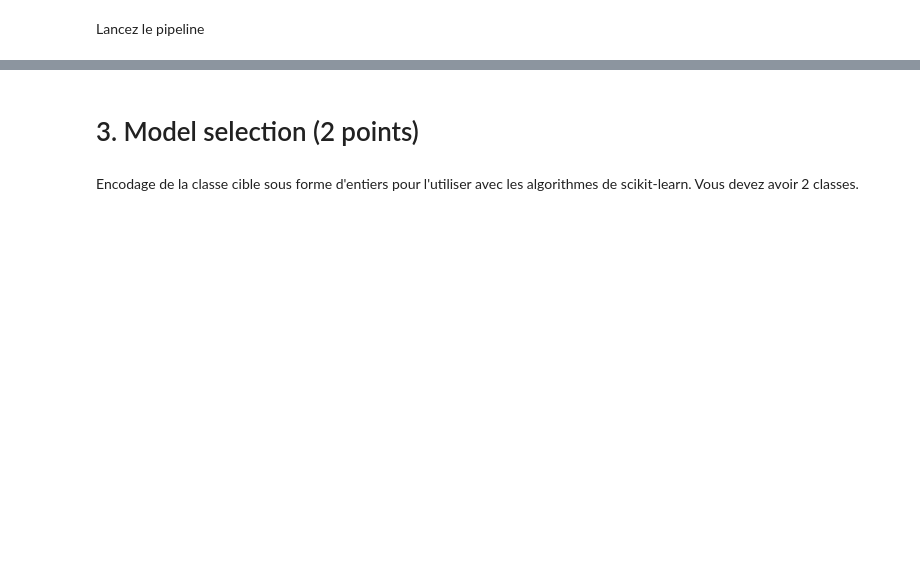
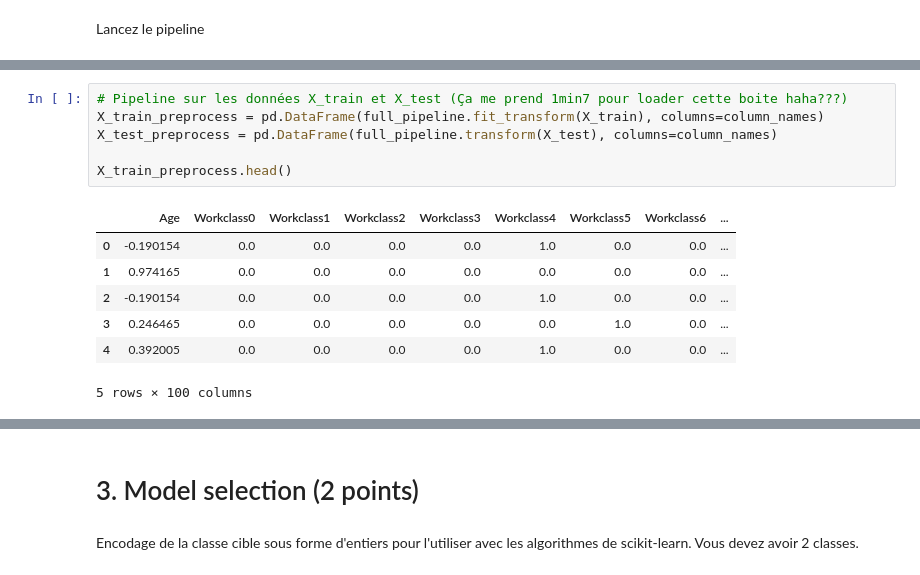
Before and after one commit to FinestStone/INF8215, a Jupyter notebook: TP3/TP3_INF8215.ipynb, the cells around one changed output, grey strips where cells are left out. Cells and saved outputs as stored; diff of their text form; blank space fills up the shorter version.

```diff
--- a/TP3/TP3_INF8215.ipynb
+++ b/TP3/TP3_INF8215.ipynb
@@ -771,0 +832,14 @@ Lancez le pipeline
+# %%
+# Pipeline sur les données X_train et X_test (Ça me prend 1min7 pour loader cette boite haha???)
+X_train_preprocess = pd.DataFrame(full_pipeline.fit_transform(X_train), columns=column_names)
+X_test_preprocess = pd.DataFrame(full_pipeline.transform(X_test), columns=column_names)
+
+X_train_preprocess.head()
+# %% [output]
+|  | Age | Workclass0 | Workclass1 | Workclass2 | Workclass3 | Workclass4 | Workclass5 | Workclass6 | ... |
+| 0 | -0.190154 | 0.0 | 0.0 | 0.0 | 0.0 | 1.0 | 0.0 | 0.0 | ... |
+| 1 | 0.974165 | 0.0 | 0.0 | 0.0 | 0.0 | 0.0 | 0.0 | 0.0 | ... |
+| 2 | -0.190154 | 0.0 | 0.0 | 0.0 | 0.0 | 1.0 | 0.0 | 0.0 | ... |
+| 3 | 0.246465 | 0.0 | 0.0 | 0.0 | 0.0 | 0.0 | 1.0 | 0.0 | ... |
+| 4 | 0.392005 | 0.0 | 0.0 | 0.0 | 0.0 | 1.0 | 0.0 | 0.0 | ... |
+5 rows × 100 columns
```
Also changed, not shown: parts of 30 cells of this notebook, 1 other file.
